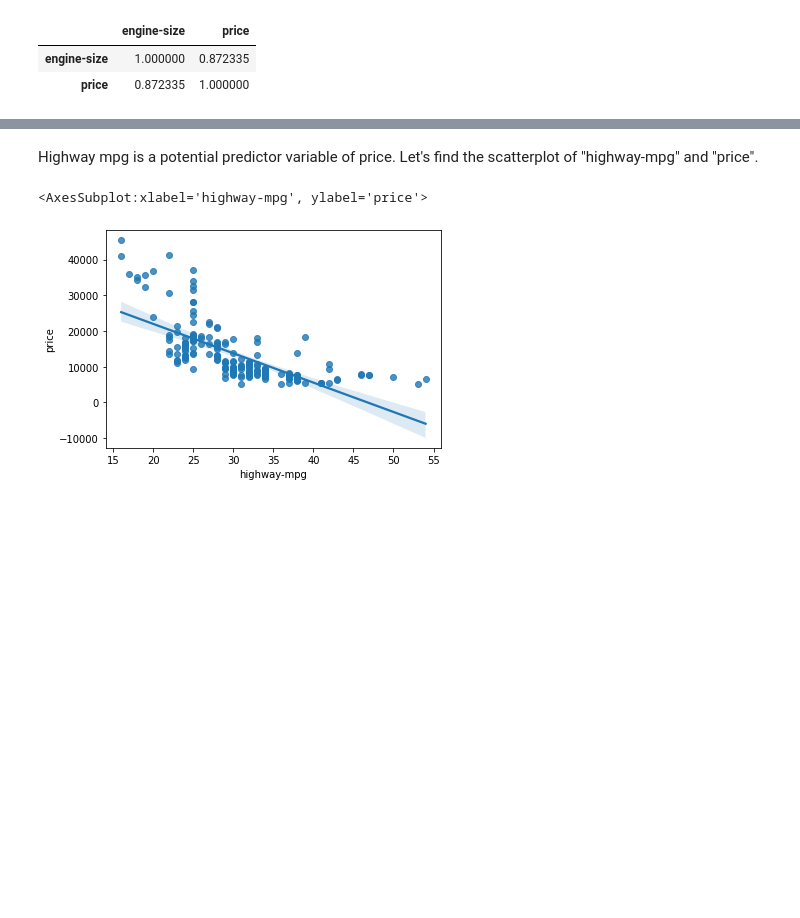
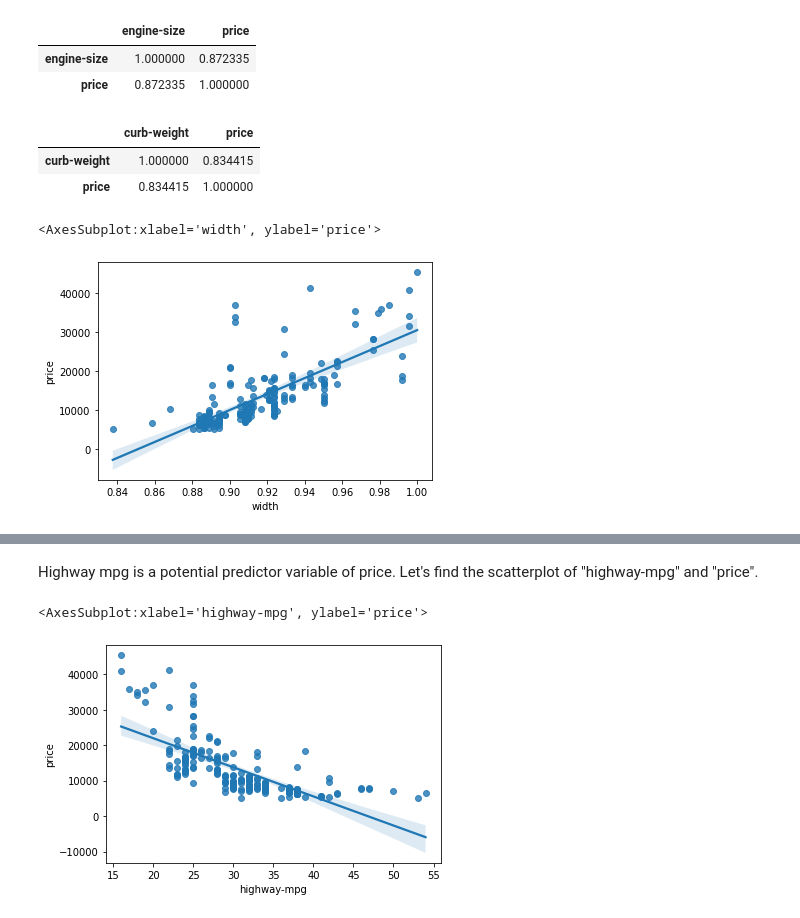
Before and after one commit to nitin-sony/IBM-repo, a Jupyter notebook: predict-price-of-car.ipynb, the cells around one changed output, grey strips where cells are left out. Drawn from its saved outputs; the diff is of its cells as text; code cells hidden in the pictures; blank space fills up the shorter version.

Commit message:
Kaggle Notebook | Predict Price of Car | Version 2

```diff
--- a/predict-price-of-car.ipynb
+++ b/predict-price-of-car.ipynb
@@ -61,6 +79,17 @@ df[["engine-size", "price"]].corr()
 |  | engine-size | price |
 | engine-size | 1.000000 | 0.872335 |
 | price | 0.872335 | 1.000000 |
+# %%
+df[["curb-weight", "price"]].corr()
+# %% [output]
+|  | curb-weight | price |
+| curb-weight | 1.000000 | 0.834415 |
+| price | 0.834415 | 1.000000 |
+# %%
+sns.regplot(x="width", y="price", data=df)
+# %% [output]
+<AxesSubplot:xlabel='width', ylabel='price'>
+[figure, added]
 # %%
 sns.regplot(x="engine-size", y="price", data=df)
 plt.ylim(0,)
```
Also changed, not shown: parts of 80 cells of this notebook.
